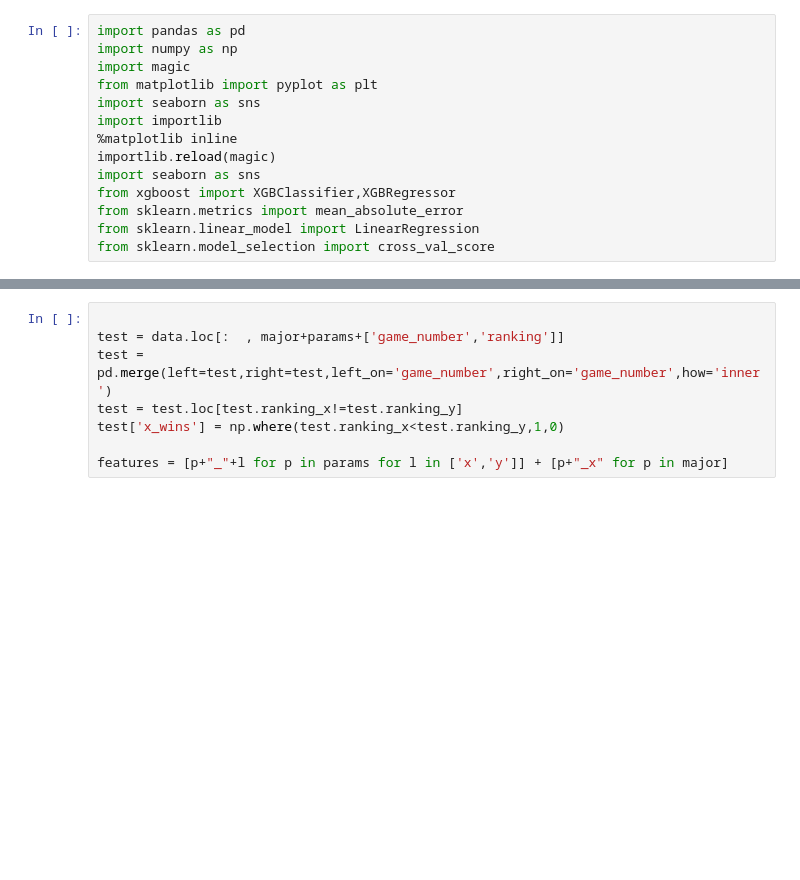
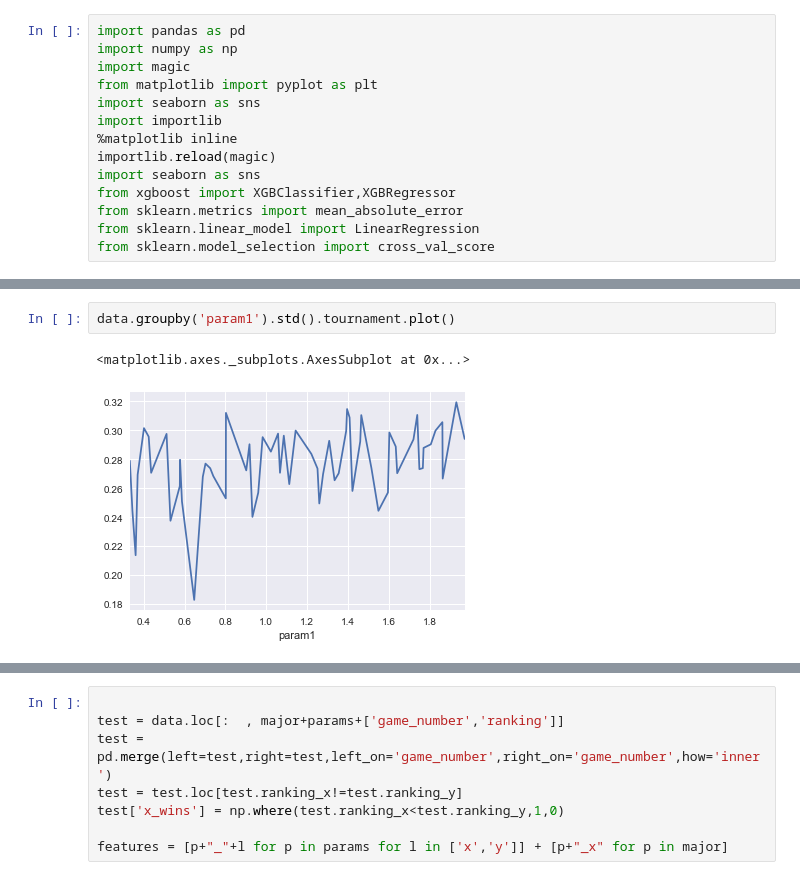
Before and after one commit to kontur-contests/icfpc2017-kontur-ru, a Jupyter notebook: python/Tunning.ipynb, the cells around one changed output, grey strips where cells are left out. Cells and saved outputs as stored; diff of their text form; blank space fills up the shorter version.

```diff
--- a/python/Tunning.ipynb
+++ b/python/Tunning.ipynb
@@ -27,3 +41,8 @@ data.shape
+# %%
+data.groupby('param1').std().tournament.plot()
+# %% [output]
+<matplotlib.axes._subplots.AxesSubplot at 0x...>
+[figure, added]
 # %%
 len(data.name.unique())
 # %% [output]
```
Also changed, not shown: parts of 9 cells of this notebook, 8 other files.
